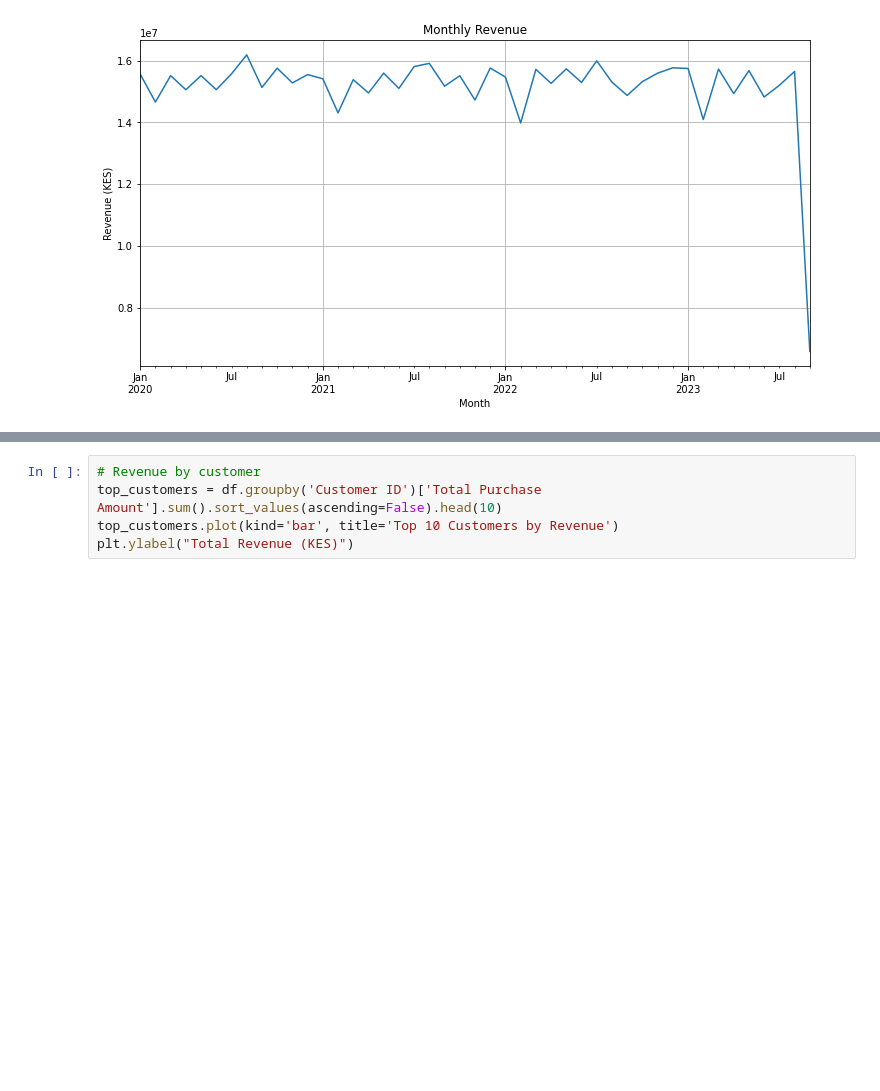
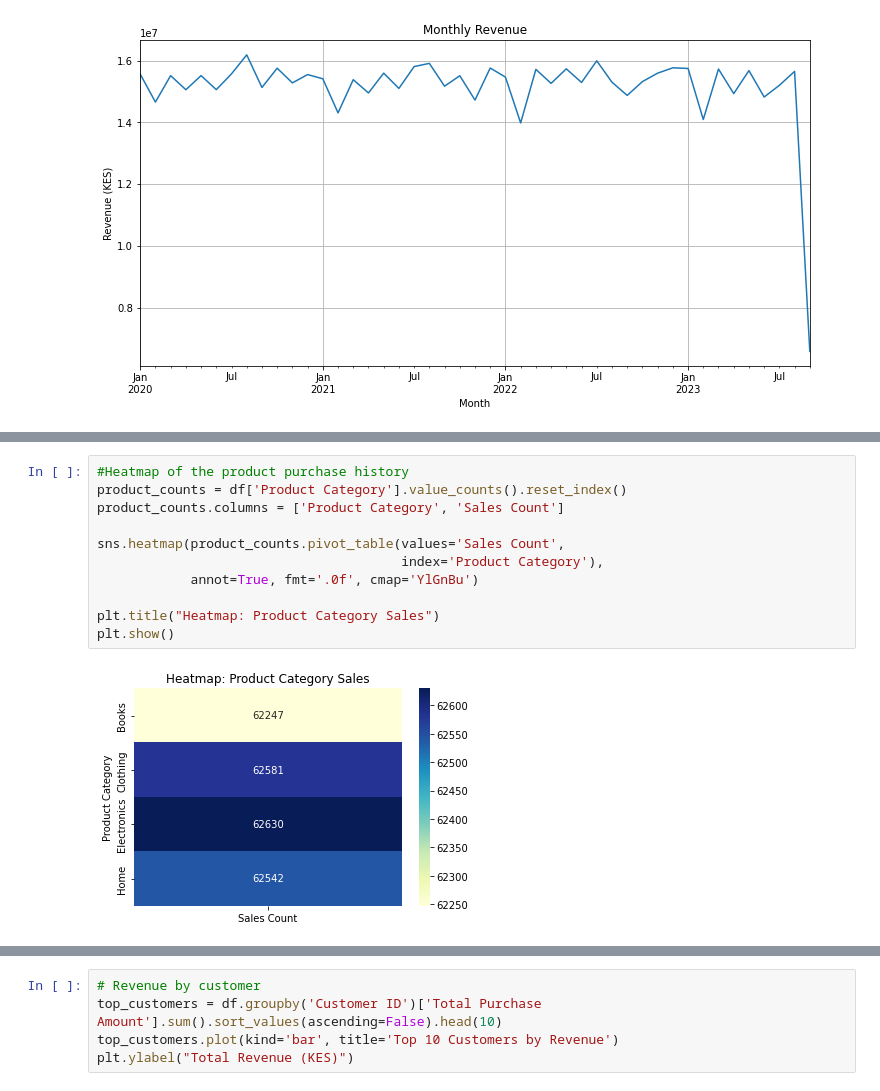
Before and after one commit to DaphineLucas/Ecommerce_Customer_Behavior_Analysis, a Jupyter notebook: Ecommerce_Customer_Behavior_Analysis.ipynb, the cells around one changed output, grey strips where cells are left out. Saved outputs shown, nothing was run; the diff lists cells and outputs as text; blank space fills up the shorter version.

```diff
--- a/Ecommerce_Customer_Behavior_Analysis.ipynb
+++ b/Ecommerce_Customer_Behavior_Analysis.ipynb
@@ -165,0 +192,13 @@ plt.gca().invert_yaxis()
+# %%
+#Heatmap of the product purchase history
+product_counts = df['Product Category'].value_counts().reset_index()
+product_counts.columns = ['Product Category', 'Sales Count']
+
+sns.heatmap(product_counts.pivot_table(values='Sales Count',
+                                       index='Product Category'),
+            annot=True, fmt='.0f', cmap='YlGnBu')
+
+plt.title("Heatmap: Product Category Sales")
+plt.show()
+# %% [output]
+[figure, added]
```
Also changed, not shown: parts of 48 cells of this notebook.
